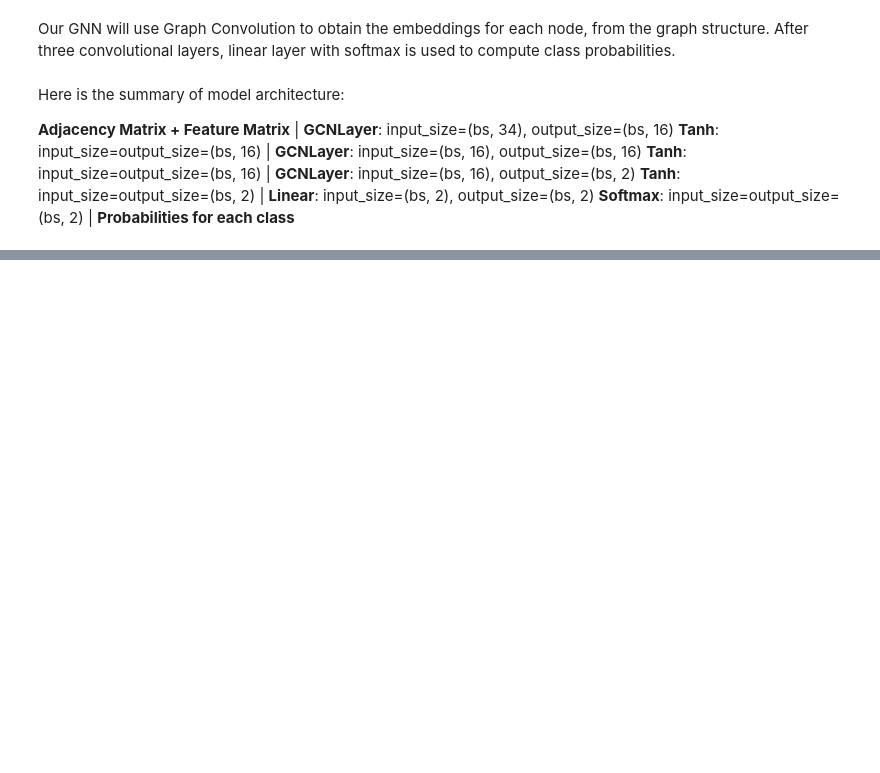
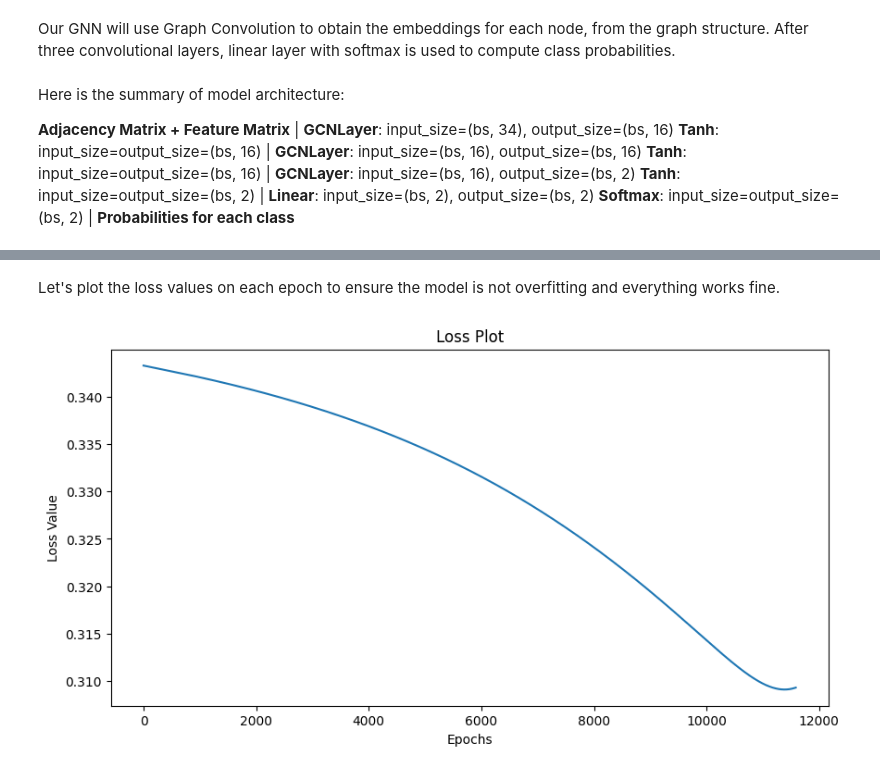
Before and after one commit to cutefluffyfox/GCN-tutorial, a Jupyter notebook: Tutorial.ipynb, the cells around one changed output, grey strips where cells are left out. Cells and saved outputs as stored; diff of their text form; code cells hidden in the pictures; blank space fills up the shorter version.

```diff
--- a/Tutorial.ipynb
+++ b/Tutorial.ipynb
@@ -312,0 +318,9 @@ Here is the summary of model architecture:
+# %%
+from igraph.preprocessing import matrix_factorization
+
+# Load the graph
+G = nx.karate_club_graph()
+A = nx.to_numpy_array(g)
+
+# Normalize the adjacency matrix
+A_hat = matrix_factorization(A)
@@ -312,0 +329,3 @@ Here is the summary of model architecture:
+# %%
+y = np.array([G.nodes[i]['club'] == 'Officer' for i in G.nodes()]).astype(int)
+y = np.eye(2)[y]  # 'one-hot labeling' for classes
@@ -312,0 +334,6 @@ Here is the summary of model architecture:
+# %%
+X = np.eye(A.shape[0])
+# %%
+epochs = 15000
+log_interval = 1000
+early_stopping_patience = 200  # number of epochs to wait before stopping if loss start to increase
@@ -312,0 +394,14 @@ Here is the summary of model architecture:
+# %% [markdown]
+Let's plot the loss values on each epoch to ensure the model is not overfitting and everything works fine.
+# %%
+import matplotlib.pyplot as plt
+
+plt.figure(figsize=(10, 5))
+plt.title("Loss Plot")
+plt.xlabel("Epochs")
+plt.ylabel("Loss Value")
+plt.plot(range(epoch + 1), losses)
+
+plt.show()
+# %% [output]
+[figure, added]
```
Also changed, not shown: parts of 11 cells of this notebook.
